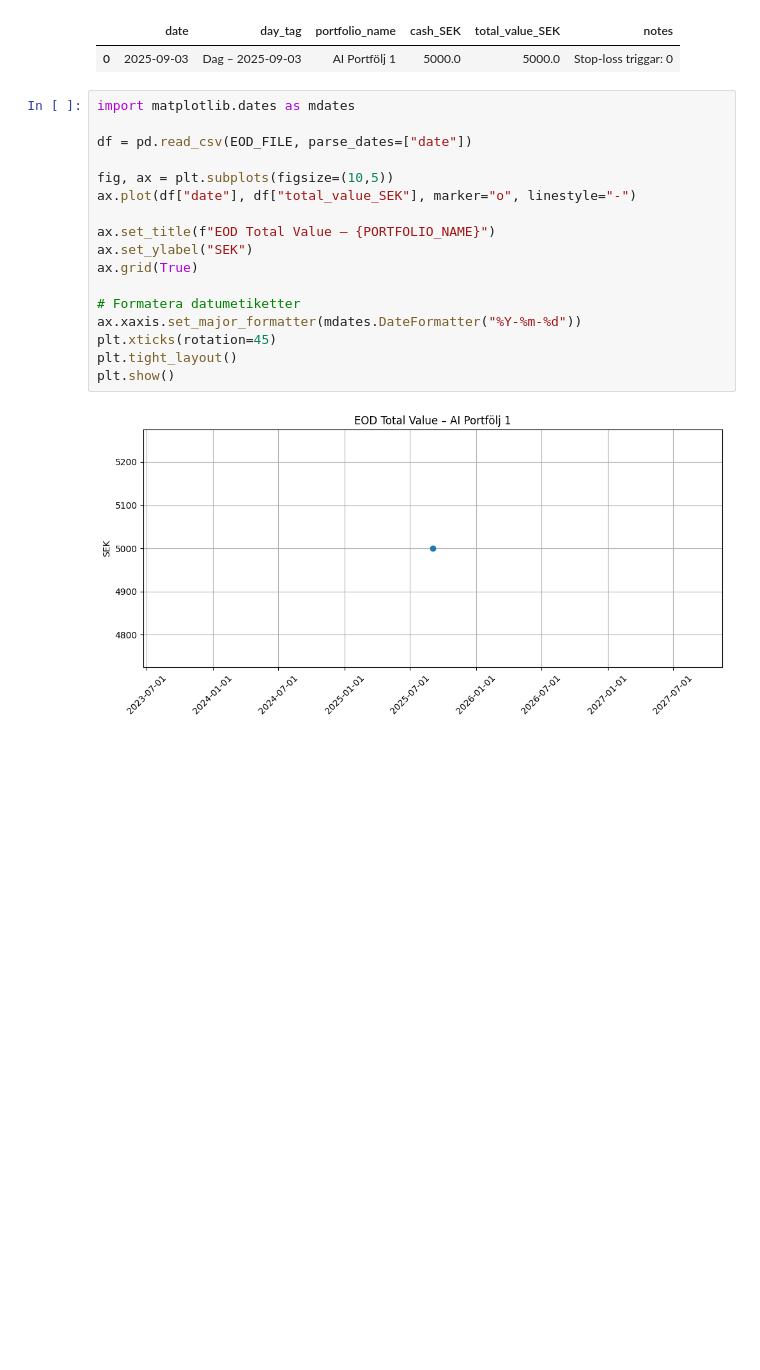
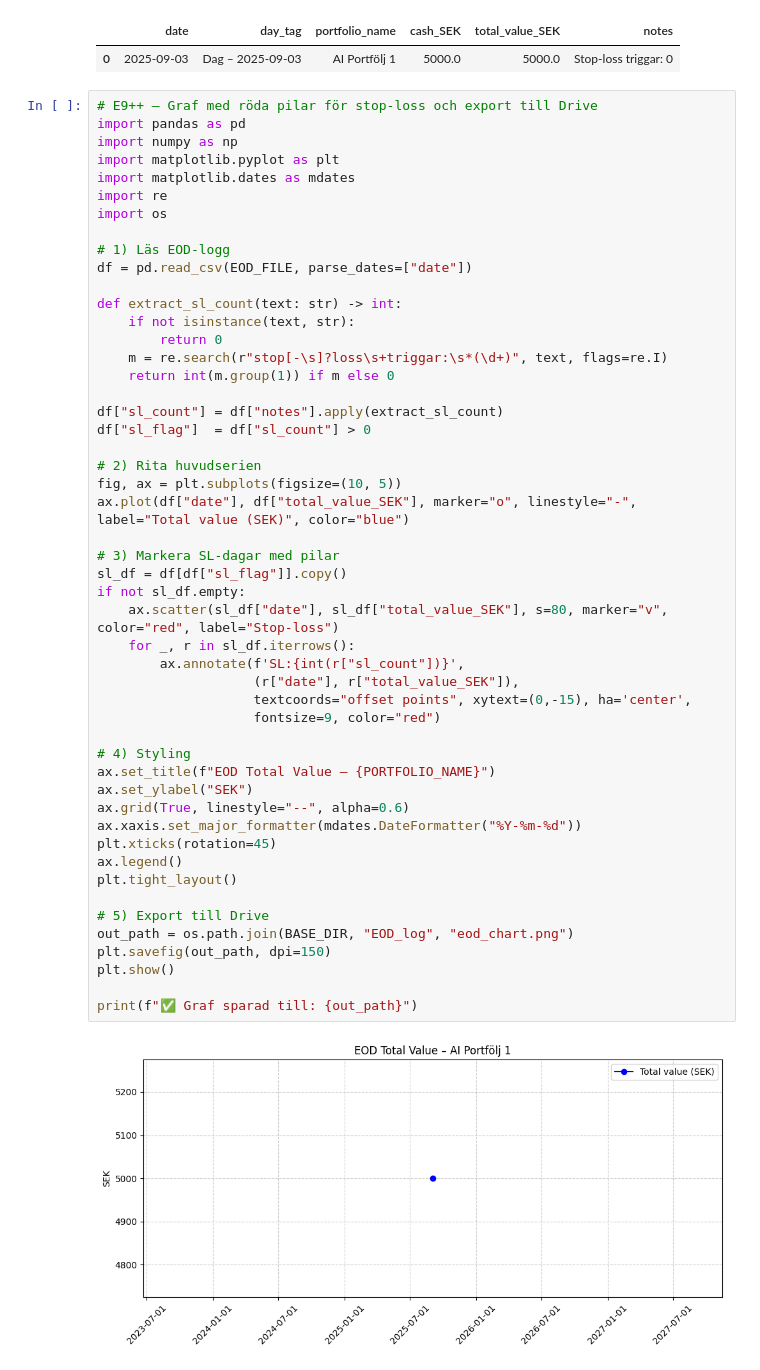
Before and after one commit to BOLDT94/ChatGPT-Micro-Cap-Experiment, a Jupyter notebook: notebooks/AI_Portfolj1.ipynb, the cells around one changed output. Drawn from its saved outputs; the diff is of its cells as text; blank space fills up the shorter version.

```diff
--- a/notebooks/AI_Portfolj1.ipynb
+++ b/notebooks/AI_Portfolj1.ipynb
@@ -355,21 +355,54 @@ EOD uppdaterad. Cash: 5,000.00 SEK | Total: 5,000.00 SEK | Stop-loss: 0
 |  | date | day_tag | portfolio_name | cash_SEK | total_value_SEK | notes |
 | 0 | 2025-09-03 | Dag – 2025-09-03 | AI Portfölj 1 | 5000.0 | 5000.0 | Stop-loss triggar: 0 |
 # %%
+# E9++ — Graf med röda pilar för stop-loss och export till Drive
+import pandas as pd
+import numpy as np
+import matplotlib.pyplot as plt
 import matplotlib.dates as mdates
+import re
+import os
 
+# 1) Läs EOD-logg
 df = pd.read_csv(EOD_FILE, parse_dates=["date"])
 
-fig, ax = plt.subplots(figsize=(10,5))
-ax.plot(df["date"], df["total_value_SEK"], marker="o", linestyle="-")
+def extract_sl_count(text: str) -> int:
+    if not isinstance(text, str):
+        return 0
+    m = re.search(r"stop[-\s]?loss\s+triggar:\s*(\d+)", text, flags=re.I)
+    return int(m.group(1)) if m else 0
 
+df["sl_count"] = df["notes"].apply(extract_sl_count)
+df["sl_flag"]  = df["sl_count"] > 0
+
+# 2) Rita huvudserien
+fig, ax = plt.subplots(figsize=(10, 5))
+ax.plot(df["date"], df["total_value_SEK"], marker="o", linestyle="-", label="Total value (SEK)", color="blue")
+
+# 3) Markera SL-dagar med pilar
+sl_df = df[df["sl_flag"]].copy()
+if not sl_df.empty:
+    ax.scatter(sl_df["date"], sl_df["total_value_SEK"], s=80, marker="v", color="red", label="Stop-loss")
+    for _, r in sl_df.iterrows():
+        ax.annotate(f'SL:{int(r["sl_count"])}',
+                    (r["date"], r["total_value_SEK"]),
+                    textcoords="offset points", xytext=(0,-15), ha='center',
+                    fontsize=9, color="red")
+
+# 4) Styling
 ax.set_title(f"EOD Total Value – {PORTFOLIO_NAME}")
 ax.set_ylabel("SEK")
-ax.grid(True)
-
-# Formatera datumetiketter
+ax.grid(True, linestyle="--", alpha=0.6)
 ax.xaxis.set_major_formatter(mdates.DateFormatter("%Y-%m-%d"))
 plt.xticks(rotation=45)
+ax.legend()
 plt.tight_layout()
+
+# 5) Export till Drive
+out_path = os.path.join(BASE_DIR, "EOD_log", "eod_chart.png")
+plt.savefig(out_path, dpi=150)
 plt.show()
+
+print(f"✅ Graf sparad till: {out_path}")
 # %% [output]
-[figure, old version]
+[figure, new version]
```
Also changed, not shown: parts of 1 cell of this notebook.
